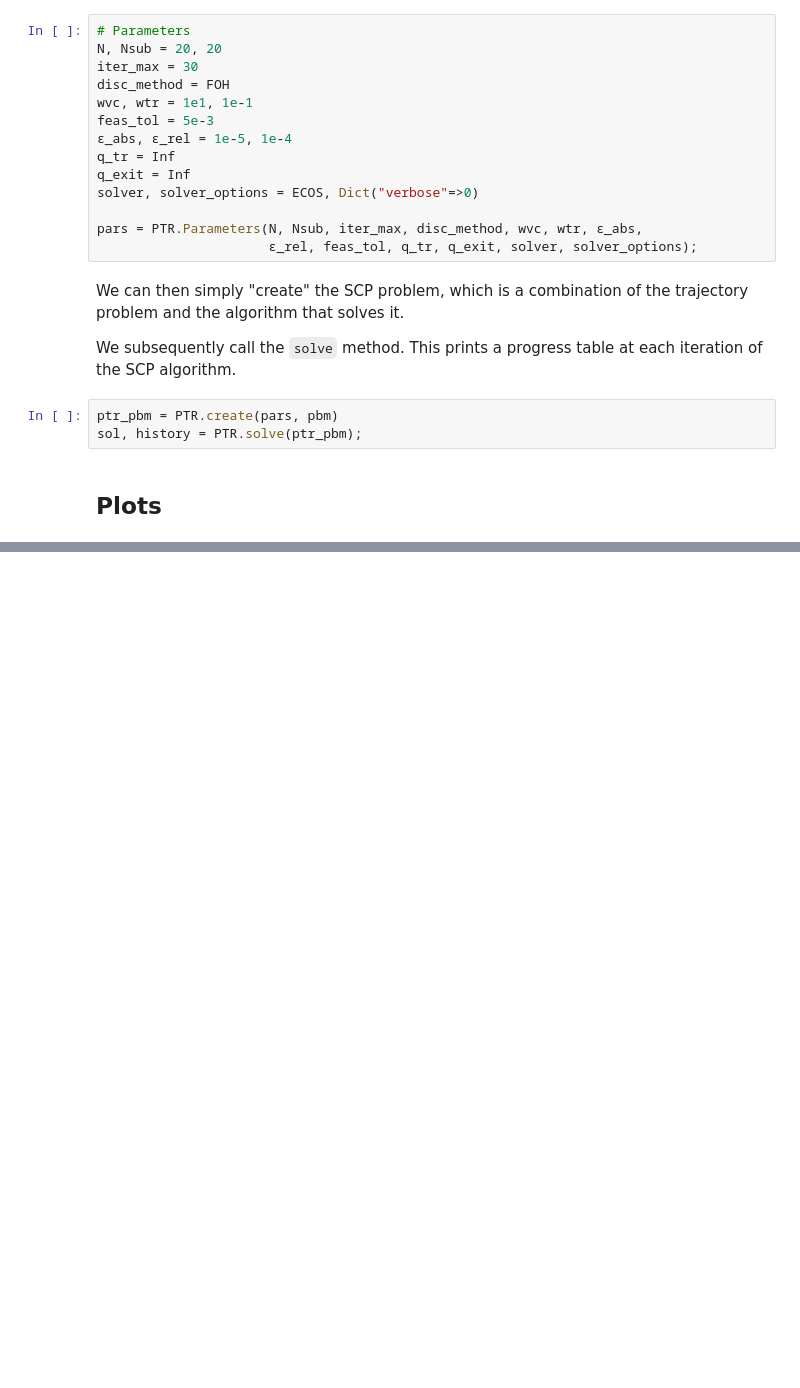
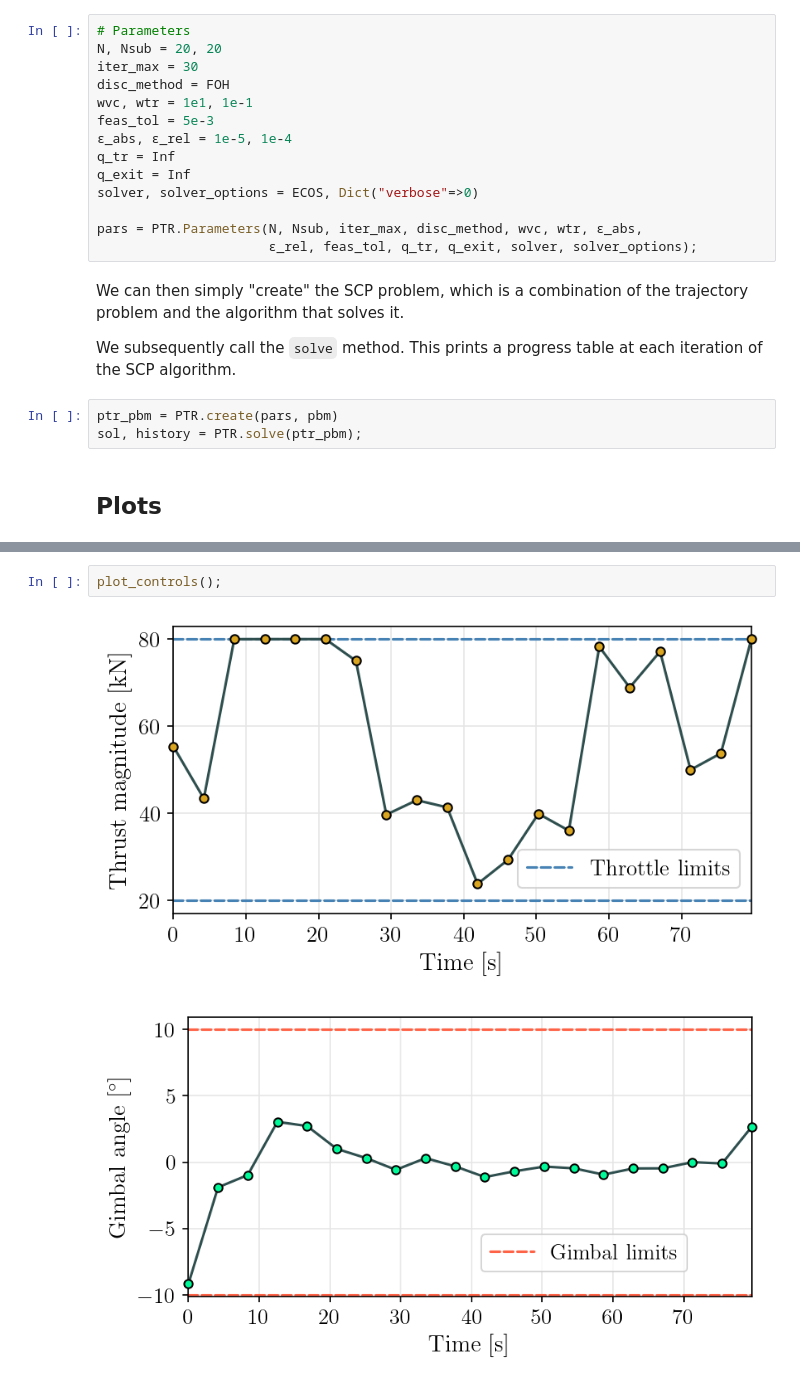
Before and after one commit to UW-ACL/SCPToolbox_tutorial, a Jupyter notebook: src/p4_rocket.ipynb, the cells around one changed output, grey strips where cells are left out. Drawn from its saved outputs; the diff is of its cells as text; blank space fills up the shorter version.

```diff
--- a/src/p4_rocket.ipynb
+++ b/src/p4_rocket.ipynb
@@ -856,0 +896,5 @@ sol, history = PTR.solve(ptr_pbm);
+# %%
+plot_controls();
+# %% [output]
+[figure, added]
+[figure, added]
```
Also changed, not shown: parts of 7 cells of this notebook.
